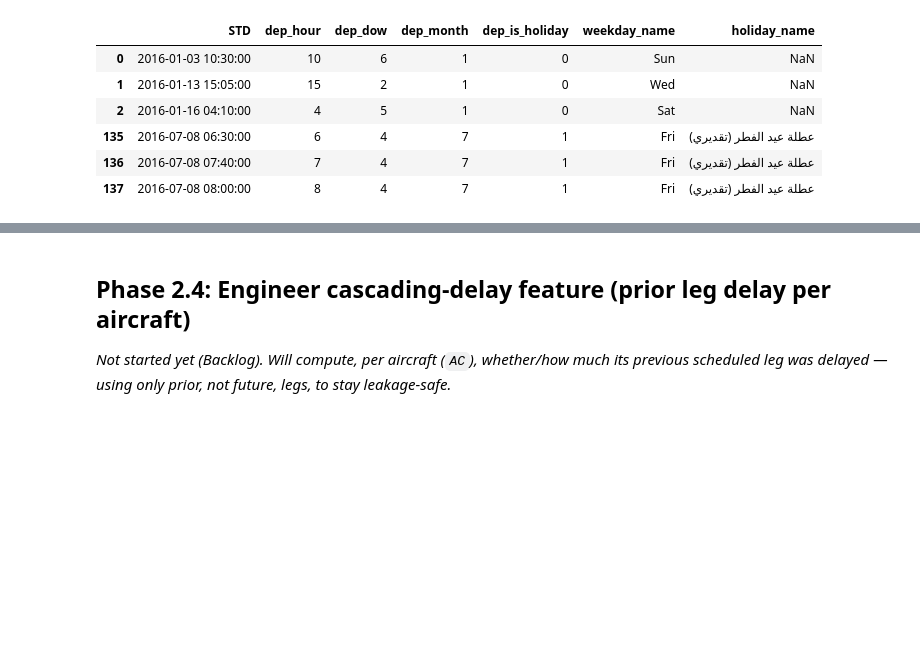
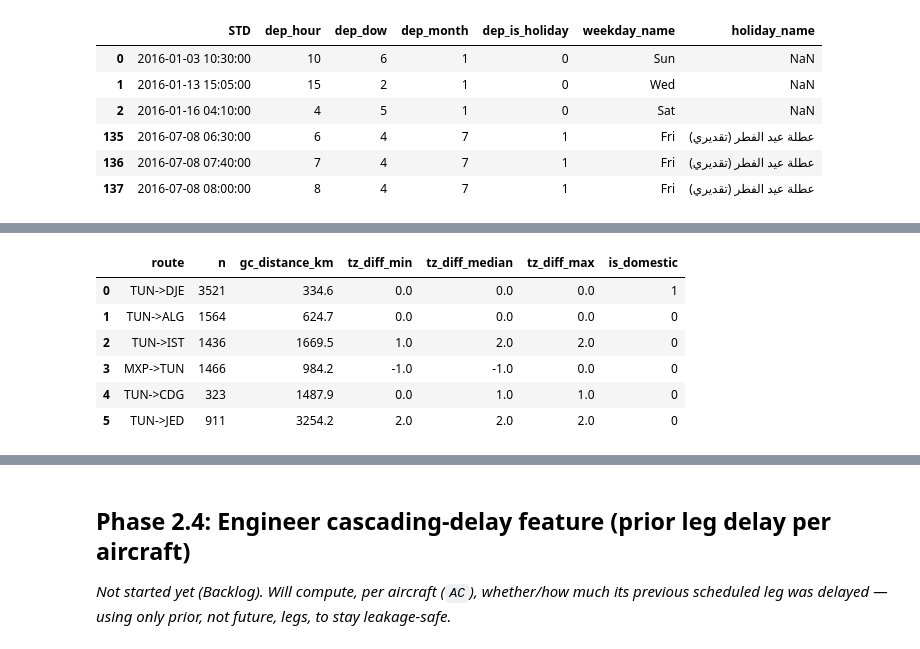
Before and after one commit to AlexDeWilde/0721-ds-ml-project-template, a Jupyter notebook: 04_flight_delay_eda_modeling.ipynb, the cells around one changed output, grey strips where cells are left out. Saved outputs shown, nothing was run; the diff lists cells and outputs as text; code cells hidden in the pictures; blank space fills up the shorter version.

```diff
--- a/04_flight_delay_eda_modeling.ipynb
+++ b/04_flight_delay_eda_modeling.ipynb
@@ -717,0 +811,28 @@ sample[check_cols + ["weekday_name", "holiday_name"]]
+# %%
+# Sanity-check the route/airport features against a few known routes.
+# tz_diff is shown as min/median/max because daylight saving moves it during the year.
+train["route"] = train["DEPSTN"] + "->" + train["ARRSTN"]  # already exists from Phase 1.7; harmless to reaffirm
+
+known_routes = ["TUN->DJE", "TUN->ALG", "TUN->IST", "MXP->TUN", "TUN->CDG", "TUN->JED"]
+rows = []
+for r in known_routes:
+    s = train[train["route"] == r]
+    if len(s):
+        rows.append({
+            "route": r,
+            "n": len(s),
+            "gc_distance_km": s["gc_distance_km"].iloc[0],
+            "tz_diff_min": s["tz_diff_hours"].min(),
+            "tz_diff_median": s["tz_diff_hours"].median(),
+            "tz_diff_max": s["tz_diff_hours"].max(),
+            "is_domestic": s["is_domestic"].iloc[0],
+        })
+pd.DataFrame(rows)
+# %% [output]
+|  | route | n | gc_distance_km | tz_diff_min | tz_diff_median | tz_diff_max | is_domestic |
+| 0 | TUN->DJE | 3521 | 334.6 | 0.0 | 0.0 | 0.0 | 1 |
+| 1 | TUN->ALG | 1564 | 624.7 | 0.0 | 0.0 | 0.0 | 0 |
+| 2 | TUN->IST | 1436 | 1669.5 | 1.0 | 2.0 | 2.0 | 0 |
+| 3 | MXP->TUN | 1466 | 984.2 | -1.0 | -1.0 | 0.0 | 0 |
+| 4 | TUN->CDG | 323 | 1487.9 | 0.0 | 1.0 | 1.0 | 0 |
+| 5 | TUN->JED | 911 | 3254.2 | 2.0 | 2.0 | 2.0 | 0 |
```
Also changed, not shown: parts of 9 cells of this notebook.
